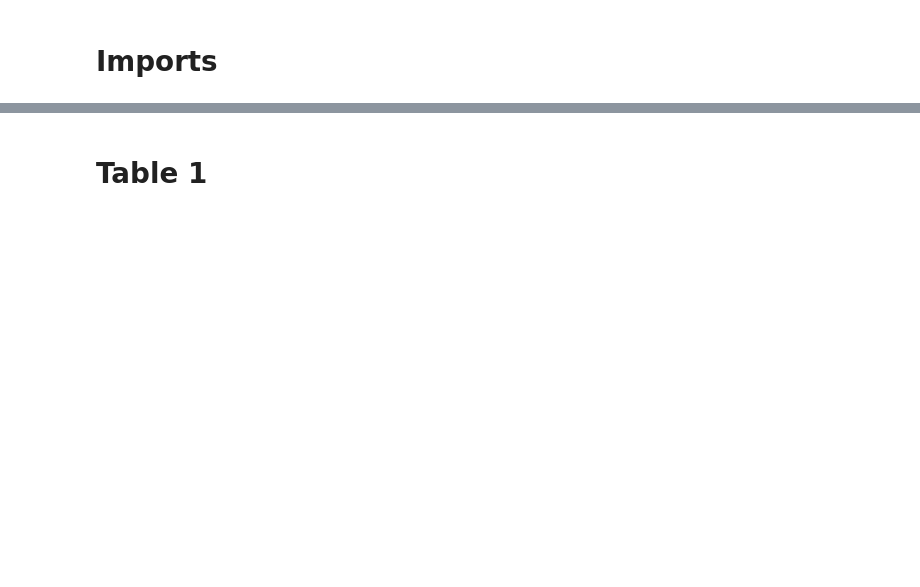
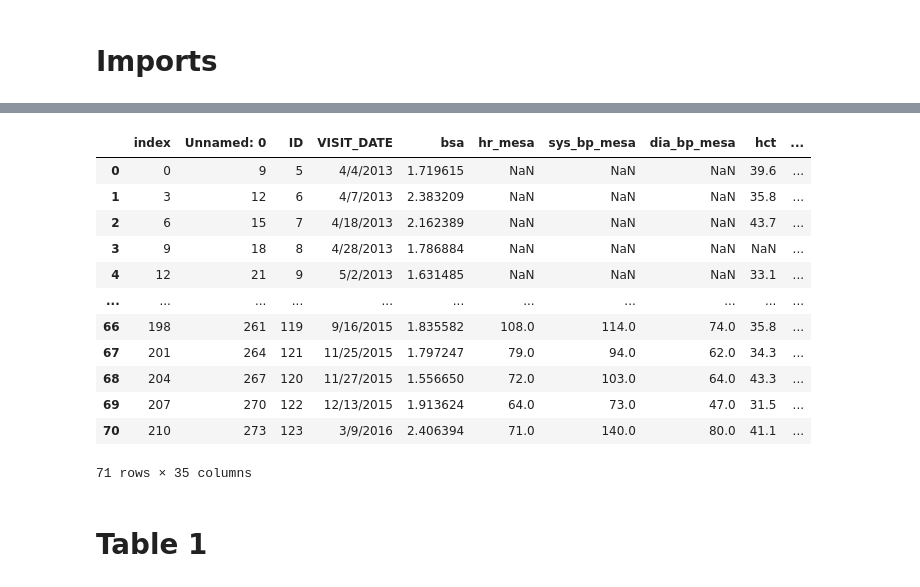
Before and after one commit to dpuri-wm/Reach2021, a Jupyter notebook: collab/main.ipynb, the cells around one changed output, grey strips where cells are left out. Cells and saved outputs as stored; diff of their text form; code cells hidden in the pictures; blank space fills up the shorter version.

```diff
--- a/collab/main.ipynb
+++ b/collab/main.ipynb
@@ -36,2 +51,43 @@ twentyfour1 = twentyfour1.reset_index()
+# %%
+
+#finding categorical variables that have values that range from 0-20
+
+categ = []
+number = []
+uniqueValues = newdata.nunique() #finds number of unique values in each variable
+uniqueValues = pd.DataFrame(data = uniqueValues)
+
+for index, row in uniqueValues.iterrows():
+    if uniqueValues.at[index, 0]<= 20:
+        categ.append(index)
+    if uniqueValues.at[index, 0] >= 20:
+         number.append(index)
+
+#creating dataframes with just numerical variables in each df
+baselinenum = baseline.drop(categ, axis = 1)
+threenum = three.drop(categ, axis = 1)
+twentyfournum = twentyfour1.drop(categ, axis = 1)
+
+#dataframes with just categorical variables in each df
+baselinecat = baseline.drop(number, axis = 1)
+threecat = three.drop(number, axis = 1)
+twentyfourcat = twentyfour1.drop(number, axis = 1)
+
+
+#newdata.to_csv('newdata.csv', encoding = 'ISO-8859-1')
+# %% [output]
+|  | index | Unnamed: 0 | ID | VISIT_DATE | bsa | hr_mesa | sys_bp_mesa | dia_bp_mesa | hct | ... |
+| 0 | 0 | 9 | 5 | 4/4/2013 | 1.719615 | NaN | NaN | NaN | 39.6 | ... |
+| 1 | 3 | 12 | 6 | 4/7/2013 | 2.383209 | NaN | NaN | NaN | 35.8 | ... |
+| 2 | 6 | 15 | 7 | 4/18/2013 | 2.162389 | NaN | NaN | NaN | 43.7 | ... |
+| 3 | 9 | 18 | 8 | 4/28/2013 | 1.786884 | NaN | NaN | NaN | NaN | ... |
+| 4 | 12 | 21 | 9 | 5/2/2013 | 1.631485 | NaN | NaN | NaN | 33.1 | ... |
+| ... | ... | ... | ... | ... | ... | ... | ... | ... | ... | ... |
+| 66 | 198 | 261 | 119 | 9/16/2015 | 1.835582 | 108.0 | 114.0 | 74.0 | 35.8 | ... |
+| 67 | 201 | 264 | 121 | 11/25/2015 | 1.797247 | 79.0 | 94.0 | 62.0 | 34.3 | ... |
+| 68 | 204 | 267 | 120 | 11/27/2015 | 1.556650 | 72.0 | 103.0 | 64.0 | 43.3 | ... |
+| 69 | 207 | 270 | 122 | 12/13/2015 | 1.913624 | 64.0 | 73.0 | 47.0 | 31.5 | ... |
+| 70 | 210 | 273 | 123 | 3/9/2016 | 2.406394 | 71.0 | 140.0 | 80.0 | 41.1 | ... |
+71 rows × 35 columns
 # %% [markdown]
 # Table 1
```
Also changed, not shown: parts of 3 cells of this notebook.
